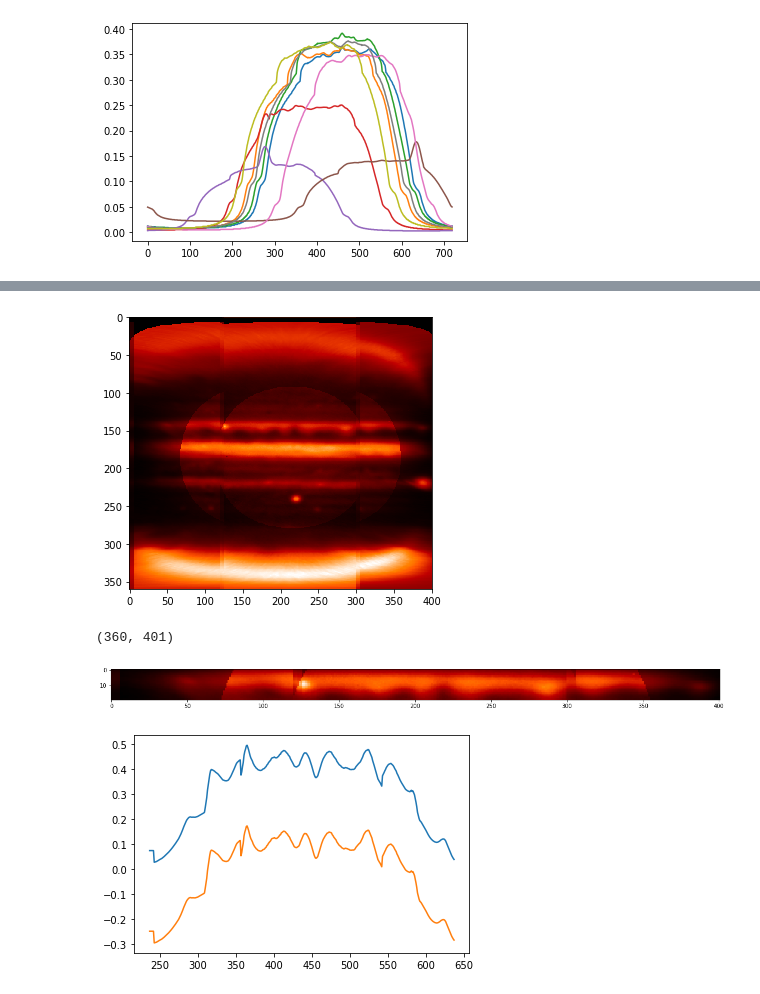
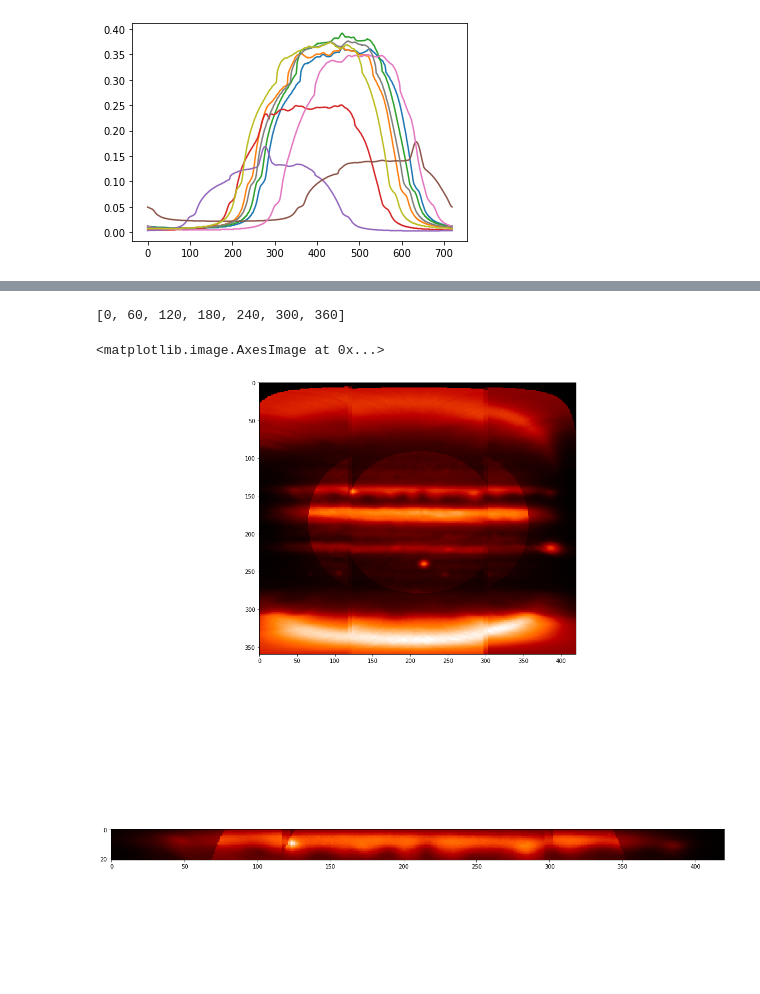
Before and after one commit to joheenc/NEB_infrared_waves, a Jupyter notebook: misc/Automate cmap stitching.ipynb, the cells around one changed output, grey strips where cells are left out. Drawn from its saved outputs; the diff is of its cells as text; code cells hidden in the pictures; blank space fills up the shorter version.

```diff
--- a/misc/Automate cmap stitching.ipynb
+++ b/misc/Automate cmap stitching.ipynb
@@ -49,35 +111,17 @@ plt.show()
-# %%
-from copy import deepcopy
-#drop longitudes that fall below the brightness cutoff
-lmap_lowBinsDropped = deepcopy(lmap)
-cutoff = 0.15
-keepLons = np.argwhere(np.mean(lmap, 0)>=cutoff).flatten()
-lmap_lowBinsDropped = lmap_lowBinsDropped[:, keepLons]
-plt.figure(figsize=(10, 5))
-plt.imshow(lmap_lowBinsDropped, cmap='gist_heat')
-plt.show()
-lmap_lowBinsDropped.shape
-# %% [output]
-[figure, removed]
-(360, 401)
+# %%
+[int(i) for i in np.linspace(0, len(lmap), len(keepbins))]
+# %% [output]
+[0, 60, 120, 180, 240, 300, 360]
 # %%
 nebStart = 135
-nebEnd = 155
-neb = lmap_lowBinsDropped[nebStart:nebEnd, :]
-plt.figure(figsize=(20, 15))
-plt.imshow(neb, cmap='gist_heat')
-plt.show()
+nebEnd = 156
+neb = lmap[nebStart:nebEnd, :]
+
+fig, axes = plt.subplots(2,1, figsize=(20,20))
+axes[0].imshow(lmap, cmap='gist_heat')
+axes[1].imshow(neb, cmap='gist_heat')
+# axes[2].plot
+# plt.savefig('test.png')
 # %% [output]
+<matplotlib.image.AxesImage at 0x...>
-[figure, old version]
+[figure, new version]
-# %%
-from scipy.signal import detrend
-#https://docs.scipy.org/doc/scipy/reference/generated/scipy.signal.detrend.html
-cutoff = 0.25
-#drop bins that are entirely lower in brightness than cutoff
-nebAvg = np.mean(neb, 0)
-plt.plot(keepLons, nebAvg)
-avg_detrended = detrend(nebAvg, type='constant', bp=binstarts) #pixels where separate cmaps meet
-plt.plot(keepLons, avg_detrended)
-plt.show()
-# %% [output]
-[figure, removed]
```
Also changed, not shown: parts of 3 cells of this notebook, 1 other file.
